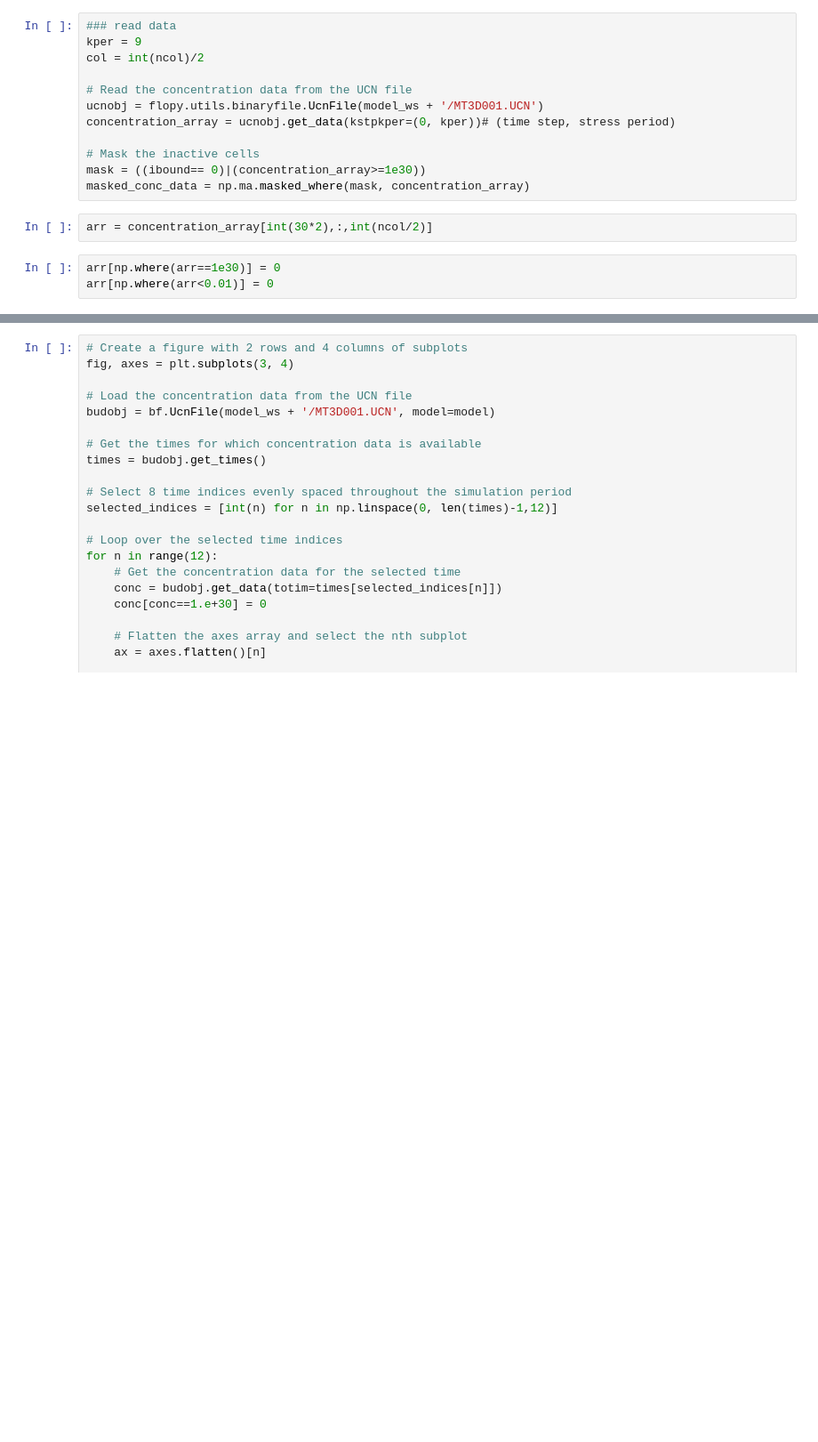
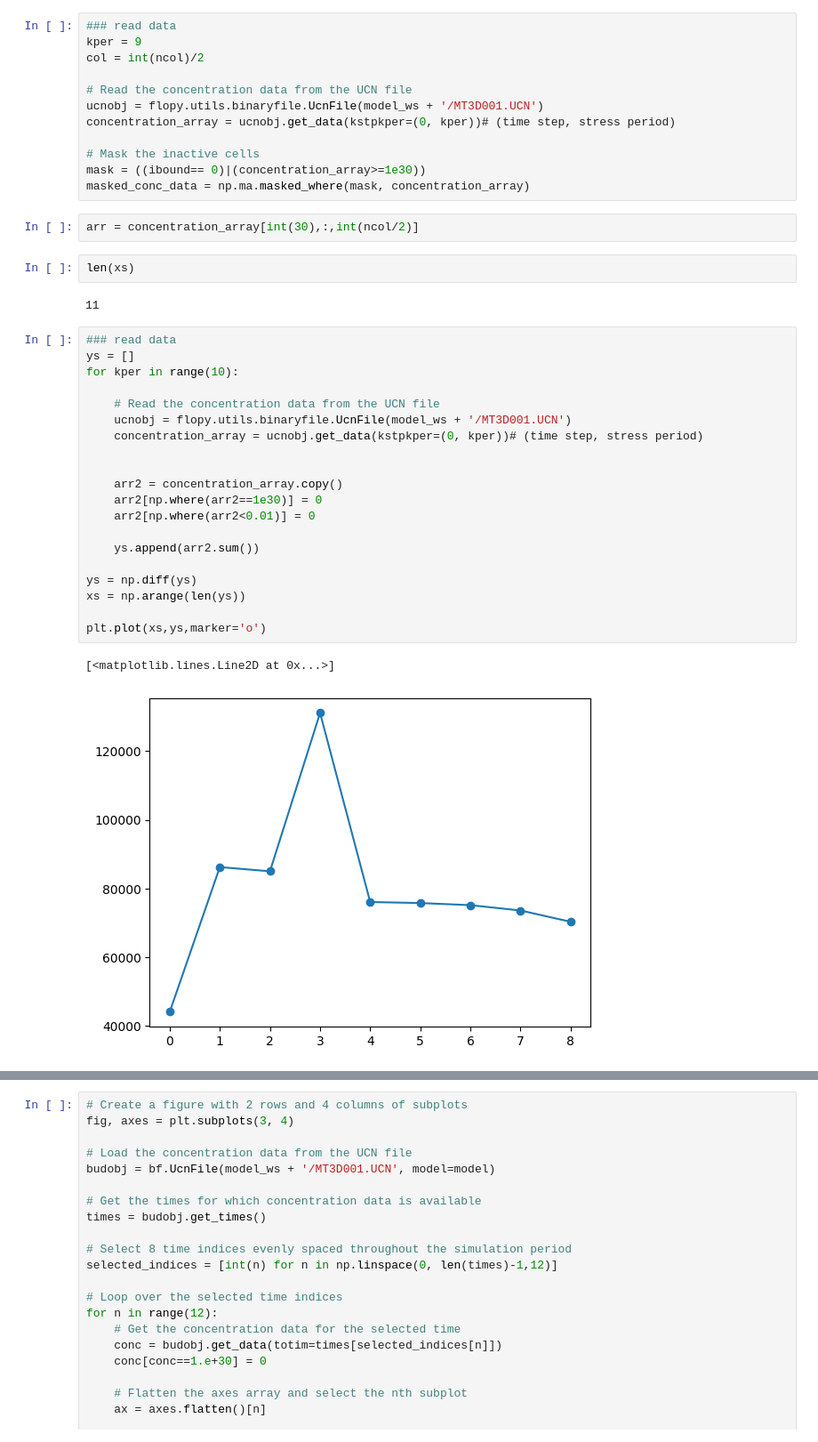
Before and after one commit to Shuyang-Wang/wasaga_model, a Jupyter notebook: wasaga_regional_test/2-wasga_regional_test.ipynb, the cells around one changed output, grey strips where cells are left out. Shown at 89% size. Drawn from its saved outputs; the diff is of its cells as text; blank space fills up the shorter version.

```diff
--- a/wasaga_regional_test/2-wasga_regional_test.ipynb
+++ b/wasaga_regional_test/2-wasga_regional_test.ipynb
@@ -681,7 +693,31 @@ concentration_array = ucnobj.get_data(kstpkper=(0, kper))# (time step, stress pe
 mask = ((ibound== 0)|(concentration_array>=1e30))
 masked_conc_data = np.ma.masked_where(mask, concentration_array)
 # %%
-arr = concentration_array[int(30*2),:,int(ncol/2)]
+arr = concentration_array[int(30),:,int(ncol/2)]
-# %%
-arr[np.where(arr==1e30)] = 0
-arr[np.where(arr<0.01)] = 0
+# %%
+len(xs)
+# %% [output]
+11
+# %%
+### read data
+ys = []
+for kper in range(10):
+
+    # Read the concentration data from the UCN file
+    ucnobj = flopy.utils.binaryfile.UcnFile(model_ws + '/MT3D001.UCN')
+    concentration_array = ucnobj.get_data(kstpkper=(0, kper))# (time step, stress period)
+
+
+    arr2 = concentration_array.copy()
+    arr2[np.where(arr2==1e30)] = 0
+    arr2[np.where(arr2<0.01)] = 0
+
+    ys.append(arr2.sum())
+
+ys = np.diff(ys)
+xs = np.arange(len(ys))
+
+plt.plot(xs,ys,marker='o')
+# %% [output]
+[<matplotlib.lines.Line2D at 0x...>]
+[figure, added]
```
Also changed, not shown: parts of 13 cells of this notebook.
